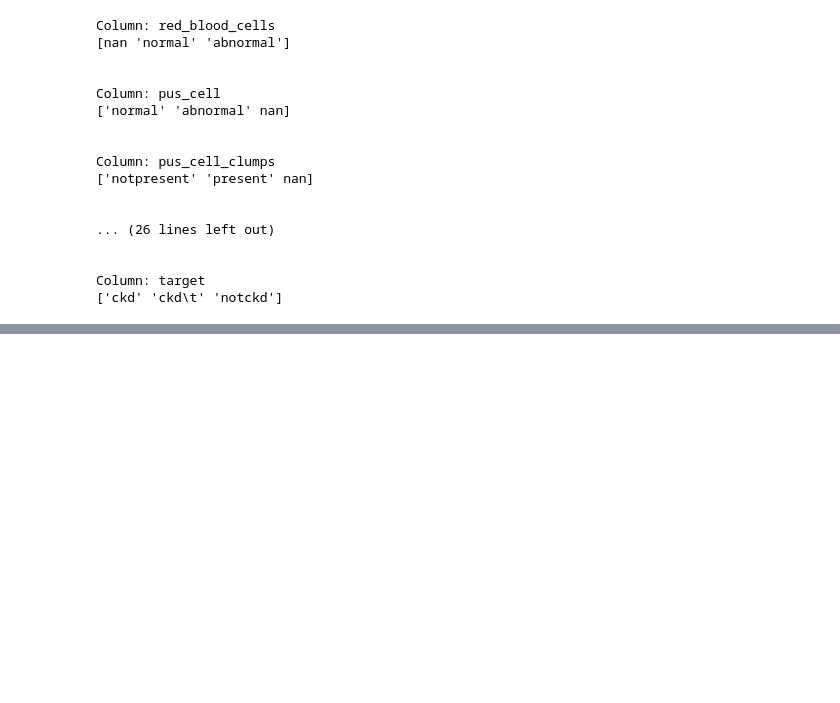
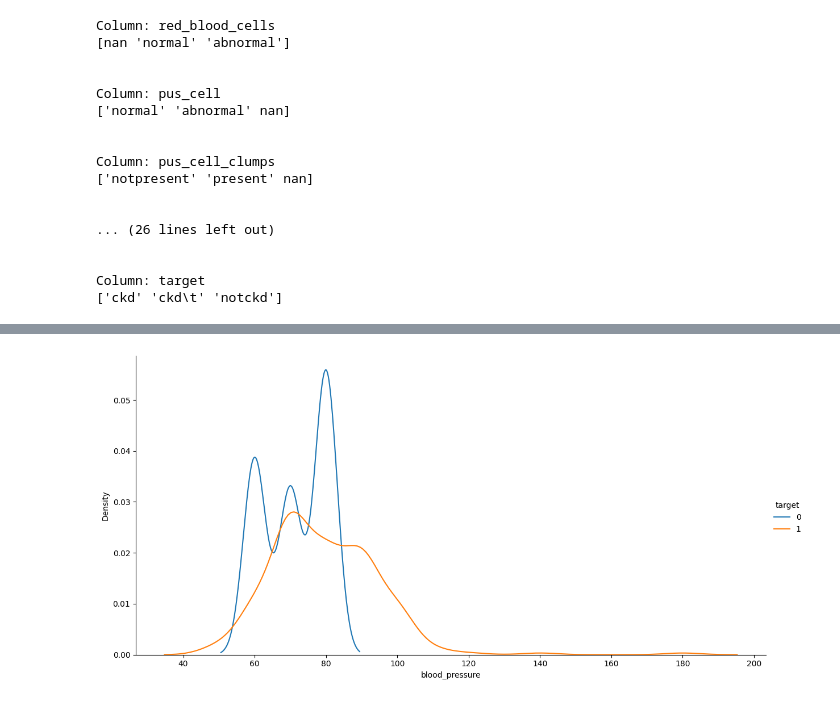
Before and after one commit to rituparna25/Chronic-Kidney-Disease-Predictor, a Jupyter notebook: kidney_disease_code.ipynb, the cells around one changed output, grey strips where cells are left out. Drawn from its saved outputs; the diff is of its cells as text; code cells hidden in the pictures; blank space fills up the shorter version.

```diff
--- a/kidney_disease_code.ipynb
+++ b/kidney_disease_code.ipynb
@@ -223,0 +263,4 @@ plt.show()
+# %%
+kde('blood_pressure')
+# %% [output]
+[figure, added]
```
Also changed, not shown: parts of 42 cells of this notebook.
